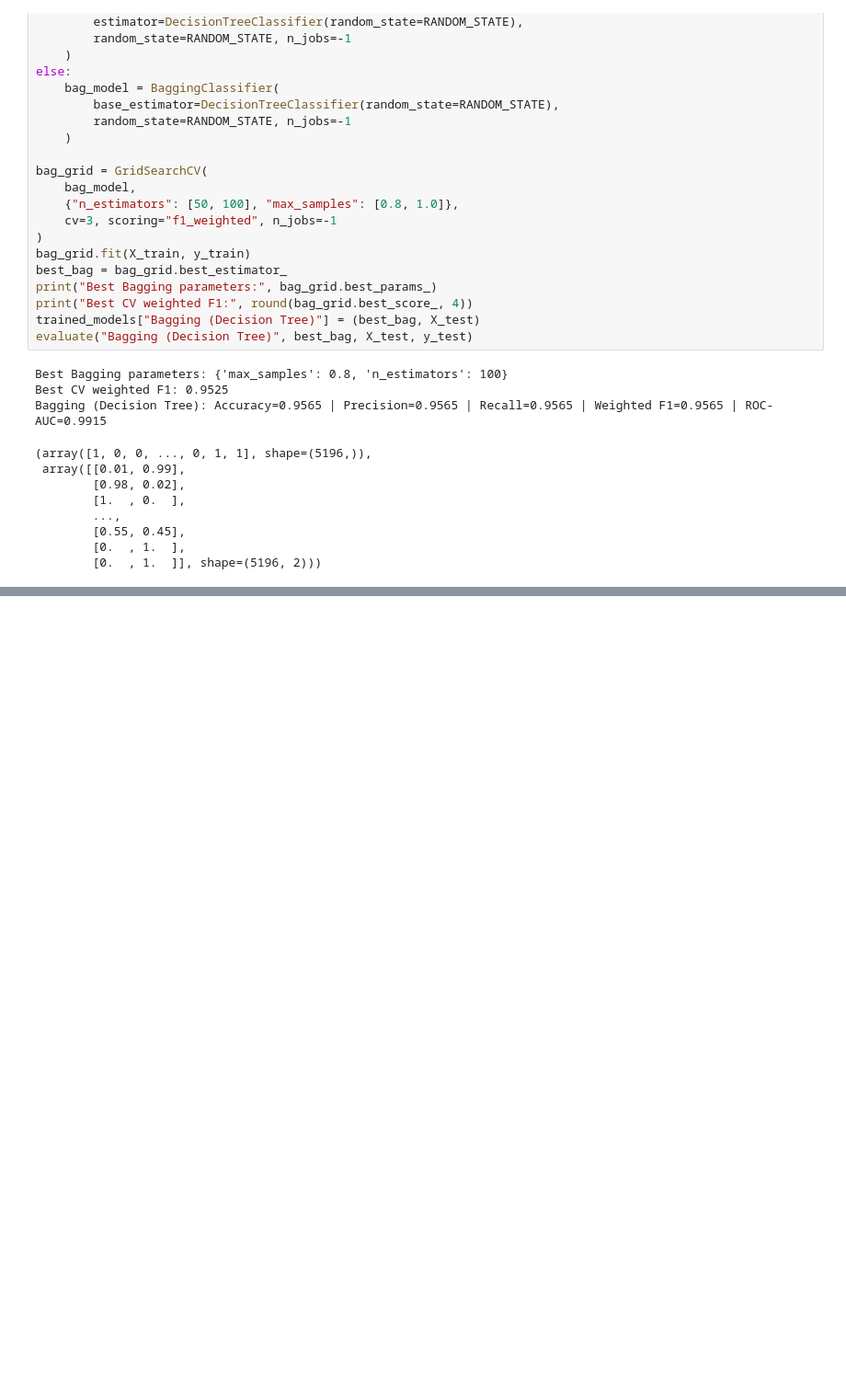
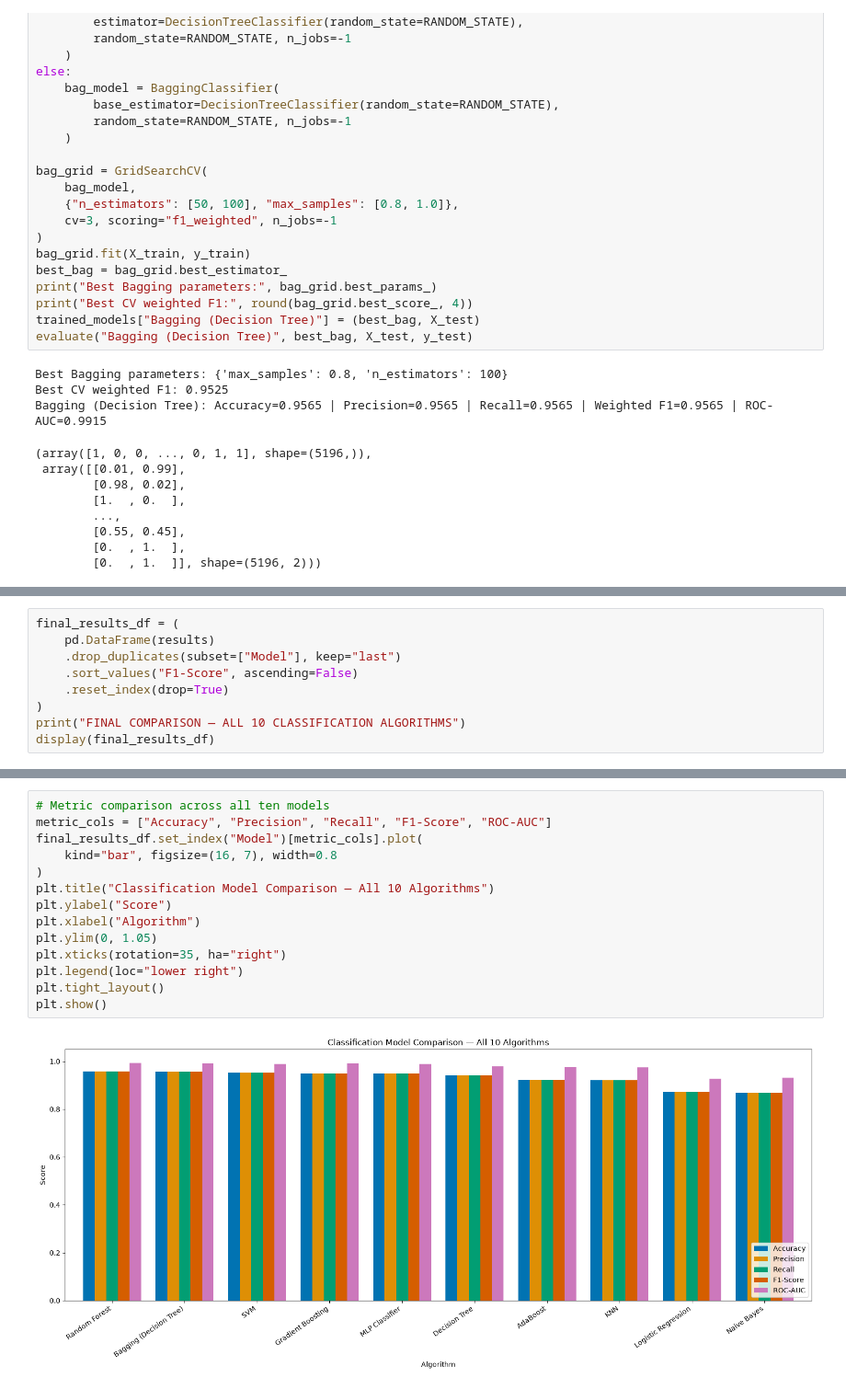
Before and after one commit to hemnath-28/ML-Evaulation-, a Jupyter notebook: notebooks/classification.ipynb, the cells around one changed output, grey strips where cells are left out. Shown at 92% size. Saved outputs shown, nothing was run; the diff lists cells and outputs as text; blank space fills up the shorter version.

```diff
--- a/notebooks/classification.ipynb
+++ b/notebooks/classification.ipynb
@@ -586,0 +621,9 @@ Bagging (Decision Tree): Accuracy=0.9565 | Precision=0.9565 | Recall=0.9565 | We
+# %%
+final_results_df = (
+    pd.DataFrame(results)
+    .drop_duplicates(subset=["Model"], keep="last")
+    .sort_values("F1-Score", ascending=False)
+    .reset_index(drop=True)
+)
+print("FINAL COMPARISON — ALL 10 CLASSIFICATION ALGORITHMS")
+display(final_results_df)
@@ -586,0 +666,16 @@ Bagging (Decision Tree): Accuracy=0.9565 | Precision=0.9565 | Recall=0.9565 | We
+# %%
+# Metric comparison across all ten models
+metric_cols = ["Accuracy", "Precision", "Recall", "F1-Score", "ROC-AUC"]
+final_results_df.set_index("Model")[metric_cols].plot(
+    kind="bar", figsize=(16, 7), width=0.8
+)
+plt.title("Classification Model Comparison — All 10 Algorithms")
+plt.ylabel("Score")
+plt.xlabel("Algorithm")
+plt.ylim(0, 1.05)
+plt.xticks(rotation=35, ha="right")
+plt.legend(loc="lower right")
+plt.tight_layout()
+plt.show()
+# %% [output]
+[figure, added]
```
Also changed, not shown: parts of 9 cells of this notebook.
